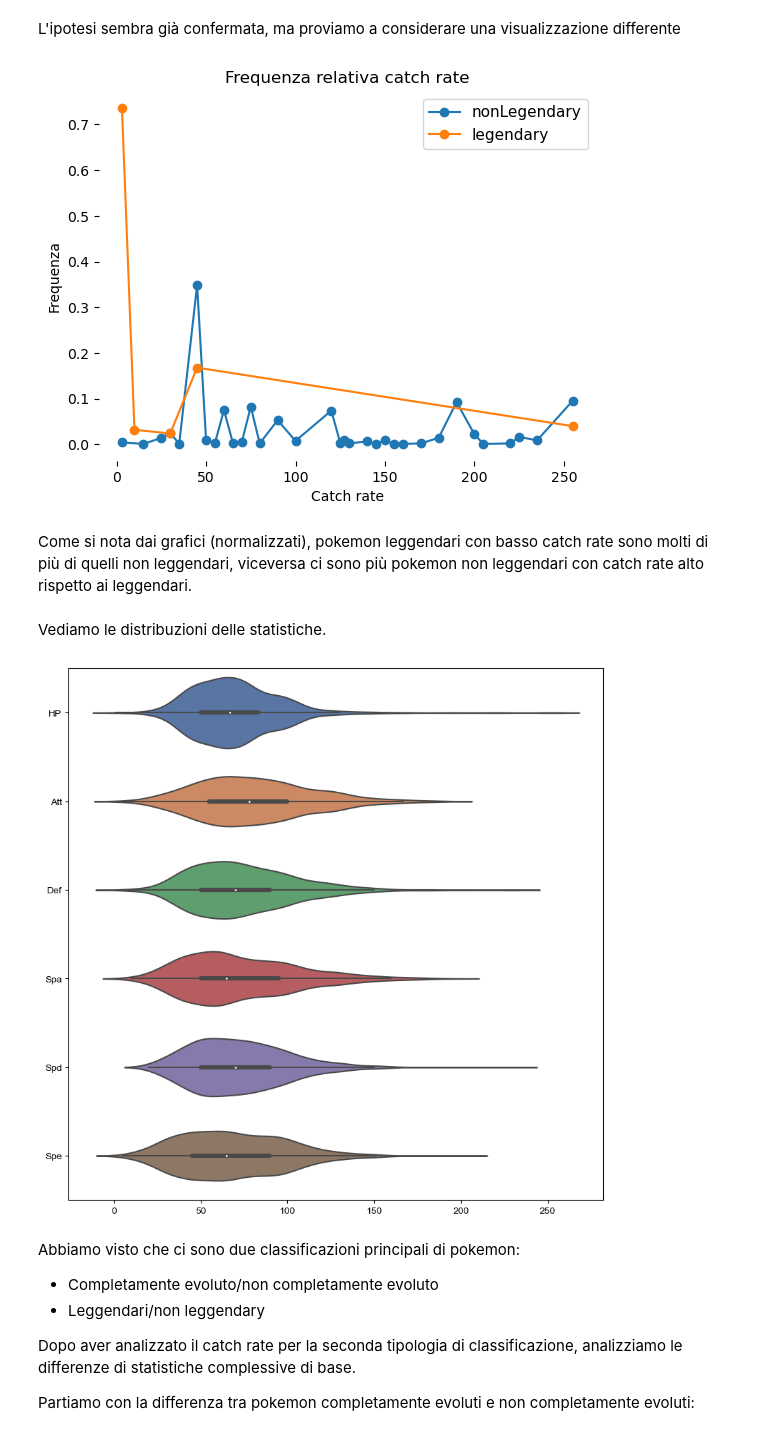
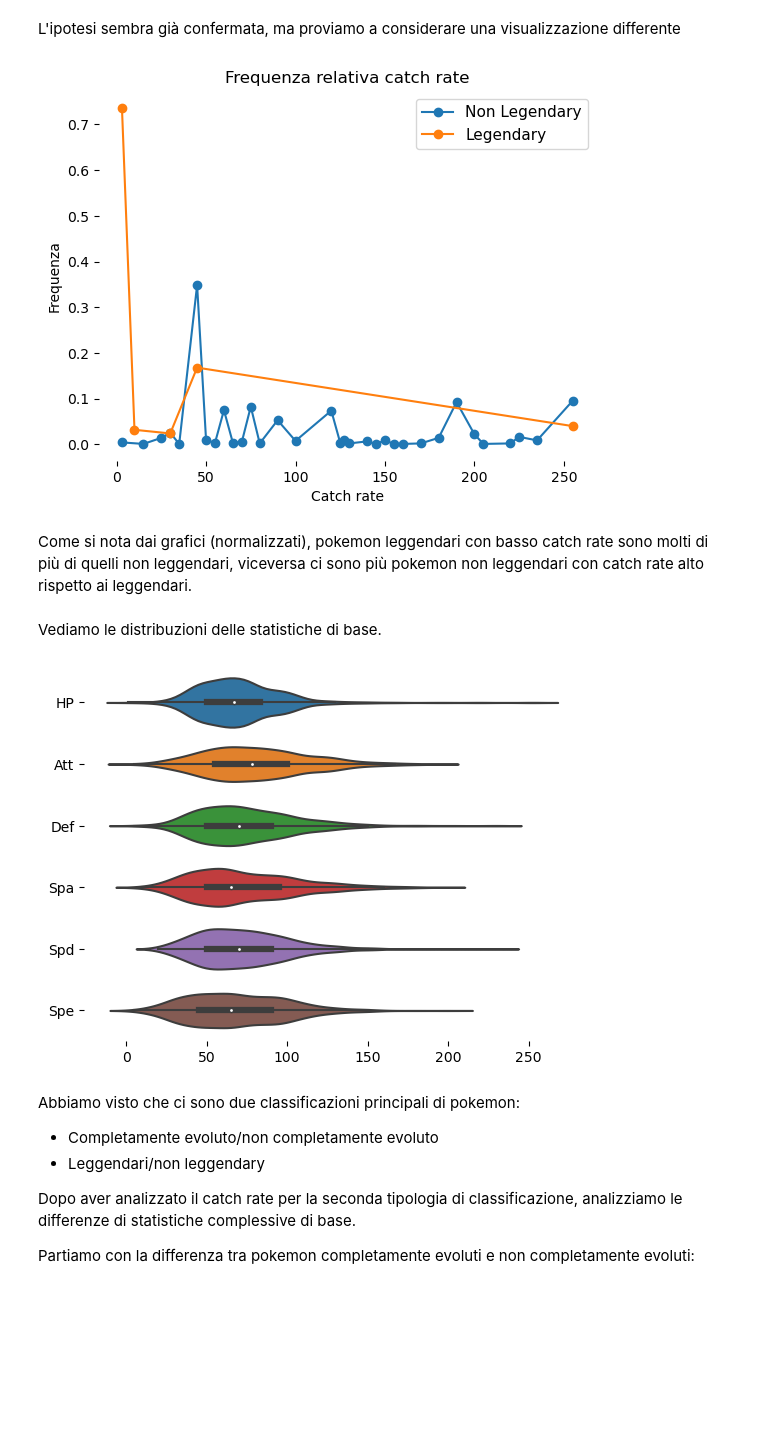
Before and after one commit to Mantotheale/PokemonScientificVisualization, a Jupyter notebook: Pokemon_notebook.ipynb, the cells around one changed output. Saved outputs shown, nothing was run; the diff lists cells and outputs as text; code cells hidden in the pictures; blank space fills up the shorter version.

```diff
--- a/Pokemon_notebook.ipynb
+++ b/Pokemon_notebook.ipynb
@@ -169,48 +169,47 @@ plt.show()
 # %% [markdown]
 L'ipotesi sembra già confermata, ma proviamo a considerare una visualizzazione differente
 # %%
-nonLegendary = dataset[dataset['Legendary'] == 0]
-legendary = dataset[dataset['Legendary'] == 1]
+nonLegendaryCatchRate = dataset[dataset['Legendary'] == 0]['Catch Rate']
+legendaryCatchRate = dataset[dataset['Legendary'] == 1]['Catch Rate']
 
-nl = nonLegendary.groupby(['Catch Rate'])
-l = legendary.groupby(['Catch Rate'])
-
-x_nl = nl.groups.keys()
-x_l = l.groups.keys()
+x_nl = nonLegendaryCatchRate.unique();
+x_nl.sort()
+x_l = legendaryCatchRate.unique();
+x_l.sort()
 
 y_nl = []
 y_l = []
 
-for g in x_nl:
-    y_nl.append(nl.get_group(g)['Name'].count() / len(nonLegendary))
 
-for g in x_l:
-    y_l.append(l.get_group(g)['Name'].count() / len(legendary))
+for val in x_nl:
+    y_nl.append(nonLegendaryCatchRate[nonLegendaryCatchRate == val].count() / nonLegendaryCatchRate.count())
 
-plt.plot(x_nl,y_nl, marker='o', label='nonLegendary')
-plt.plot(x_l,y_l, marker='o', label='legendary')
+for val in x_l:
+    y_l.append(legendaryCatchRate[legendaryCatchRate == val].count() / legendaryCatchRate.count())
+
+
+plt.plot(x_nl,y_nl, marker='o', label='Non Legendary')
+plt.plot(x_l,y_l, marker='o', label='Legendary')
 plt.xlabel('Catch rate')
 plt.ylabel('Frequenza')
 plt.legend(fontsize=11)
 plt.gca().set_frame_on(False)
-plt.grid(False)
 plt.title('Frequenza relativa catch rate')
 plt.show()
 # %% [output]
-[figure, old version]
+[figure, new version]
 # %% [markdown]
 Come si nota dai grafici (normalizzati), pokemon leggendari con basso catch rate sono molti di più di quelli non leggendari, viceversa ci sono più pokemon non leggendari con catch rate alto rispetto ai leggendari.
 # %% [markdown]
-Vediamo le distribuzioni delle statistiche.
+Vediamo le distribuzioni delle statistiche di base.
 # %%
-fig, axes = plt.subplots(figsize=(10,10))
-sns.set(style="whitegrid")
+fig, axes = plt.subplots()
 sns.violinplot(data=dataset[["HP","Att","Def","Spa","Spd","Spe"]], ax = axes, orient ='h')
 plt.grid(False)
-#plt.gca().set_frame_on(False)
+plt.gca().set_frame_on(False)
 plt.show()
 # %% [output]
-[figure, old version]
+[figure, new version]
 # %% [markdown]
 Abbiamo visto che ci sono due classificazioni principali di pokemon:
 <ul>
```
Also changed, not shown: parts of 17 cells of this notebook.
